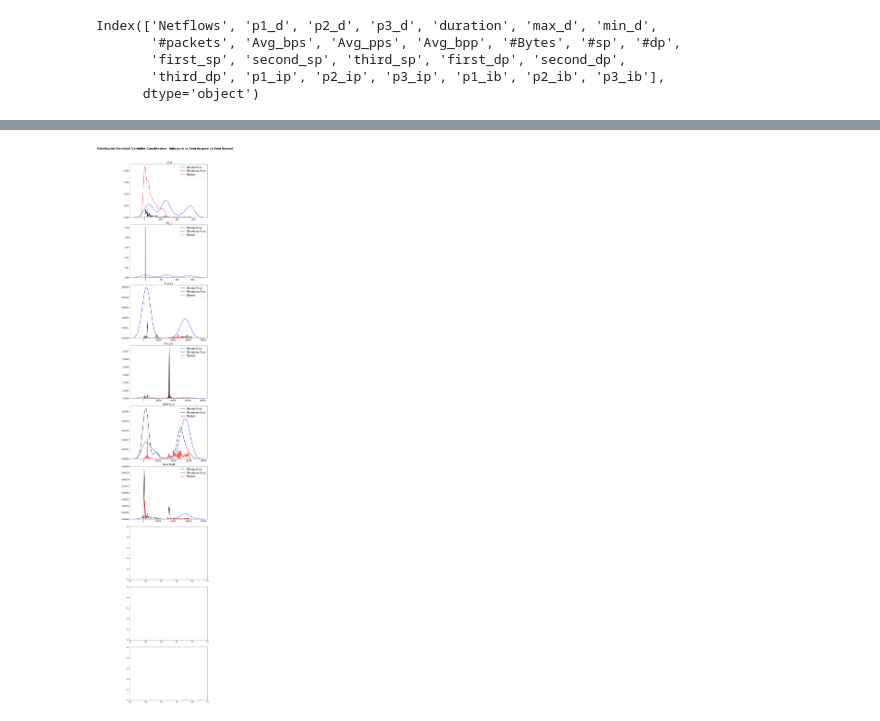
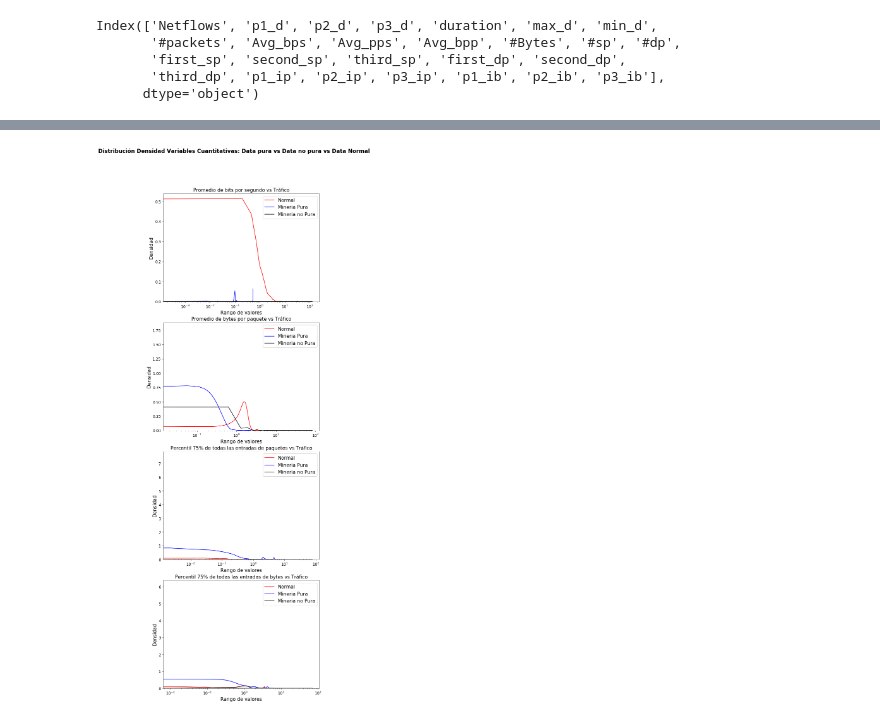
Before and after one commit to Kaiziferr/-Miner_Detector, a Jupyter notebook: PDG/Untitled.ipynb, the cells around one changed output, grey strips where cells are left out. Drawn from its saved outputs; the diff is of its cells as text; code cells hidden in the pictures.

```diff
--- a/PDG/Untitled.ipynb
+++ b/PDG/Untitled.ipynb
@@ -129,6 +129,7 @@ for i, col in enumerate(Feature_Selection[0:len(Feature_Selection)]):
     ax[i].tick_params(labelsize = 12)
     ax[i].set_xlabel("", size=9)
     ax[i].legend()
+    ax[i].set(xscale="log")
 
 fig.tight_layout()
 plt.subplots_adjust(top = 0.95)
@@ -158,21 +162,43 @@ fig.suptitle('Distribución Densidad Variables Cuantitativas: Data pura vs Data
+# %%
+from sklearn.preprocessing import StandardScaler
+from sklearn.compose import ColumnTransformer
+
+best_feature_pure = ['Avg_bps','Avg_bpp','p3_ip','p3_ib']
+
+preprocesador = ColumnTransformer([
+    ('scale', StandardScaler(), best_feature_pure)
+], remainder = 'passthrough')
+# %%
+valueA = preprocesador.fit_transform(data_A[best_feature_pure])
+valueB = preprocesador.fit_transform(data_B[best_feature_pure])
+valueA = pd.DataFrame(valueA, columns = best_feature_pure )
+valueB = pd.DataFrame(valueB, columns = best_feature_pure)
+# %%
+valueA = pd.concat([valueA,data_A['Type']],axis = 1)
+valueB = pd.concat([valueB,data_B['Type']],axis = 1)
 # %%
-best_feature_pure = ['p3_d','min_d', 'first_sp','first_dp', 'second_sp','second_dp']
+best_feature_pure = ['Avg_bps','Avg_bpp','p3_ip','p3_ib']
+names = ['Promedio de bits por segundo', 'Promedio de bytes por paquete','Percentil 75% de todas las entradas de paquetes', 'Percentil 75% de todas las entradas de bytes']
 
-fig, ax = plt.subplots(nrows = 9, ncols = 1, figsize = (8,50))
+fig, ax = plt.subplots(nrows = 4, ncols = 1, figsize = (8,25))
 ax = ax.flat
 for i, col in enumerate(best_feature_pure):
-    sns.kdeplot(data_A[data_A['Type'] == 'mine'][col], color='blue', shade=False, ax = ax[i], label = "Mineria Pura")
-    sns.kdeplot(data_B[data_B['Type'] == 'mine'][col], color='black', shade=False, ax = ax[i], label = "Mineria no Pura")
-    sns.kdeplot(data_A[data_A['Type'] == 'not_mine'][col], color='red', shade=False, ax = ax[i], label = "Normal")
-    ax[i].set_title(col, size = 15)
+    sns.kdeplot(valueA[valueA['Type'] == 'not_mine'][col], color='red', shade=False, ax = ax[i], label = "Normal")
+    sns.kdeplot(valueA[valueA['Type'] == 'mine'][col], color='blue', shade=False, ax = ax[i], label = "Mineria Pura")
+    sns.kdeplot(valueB[valueB['Type'] == 'mine'][col], color='black', shade=False, ax = ax[i], label = "Mineria no Pura")
+
+    ax[i].set_title(f'{names[i]} vs Tráfico', size = 15)
     ax[i].tick_params(labelsize = 12)
-    ax[i].set_xlabel("", size=9)
+    ax[i].set_xlabel("Rango de valores", fontsize=15)
+    ax[i].set_ylabel("Densidad",fontsize=15)
     ax[i].legend(fontsize = 15)
+    ax[i].set_xticks([10])
+    ax[i].set(xscale="log")
 
 fig.tight_layout()
-plt.subplots_adjust(top = 0.95)
+plt.subplots_adjust(top = 0.90)
 fig.suptitle('Distribución Densidad Variables Cuantitativas: Data pura vs Data no pura vs Data Normal', fontsize = 17, fontweight = "bold");
 # %% [output]
-[figure, old version]
+[figure, new version]
 # %%
 sns.scatterplot(x="first_sp", y=data_A, data=data_A)
```
Also changed, not shown: parts of 3 cells of this notebook, 1 other file.
